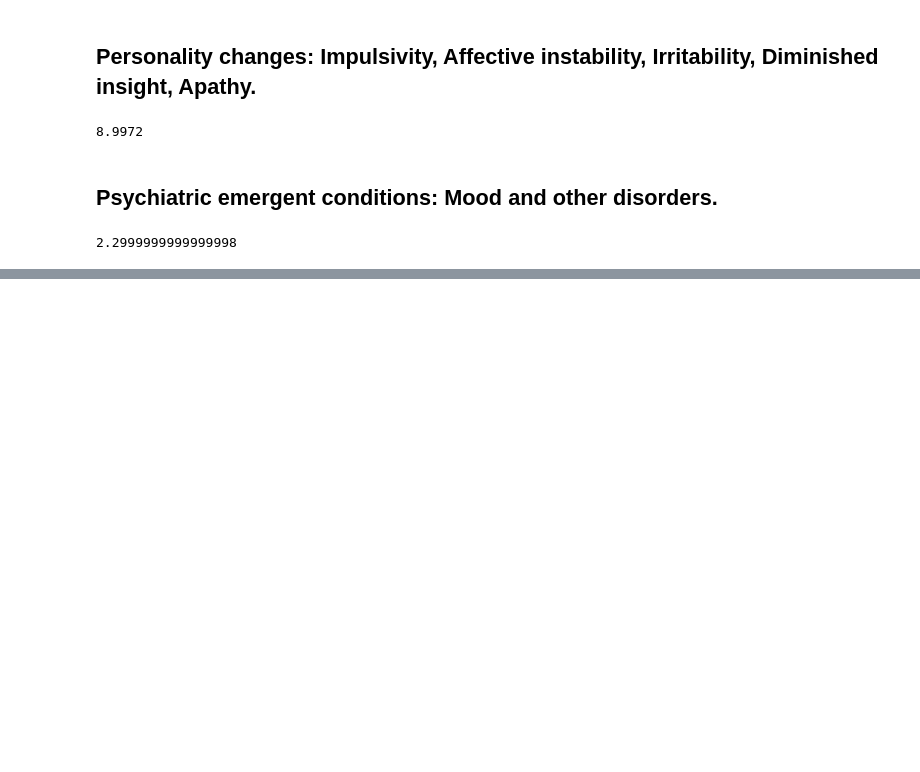
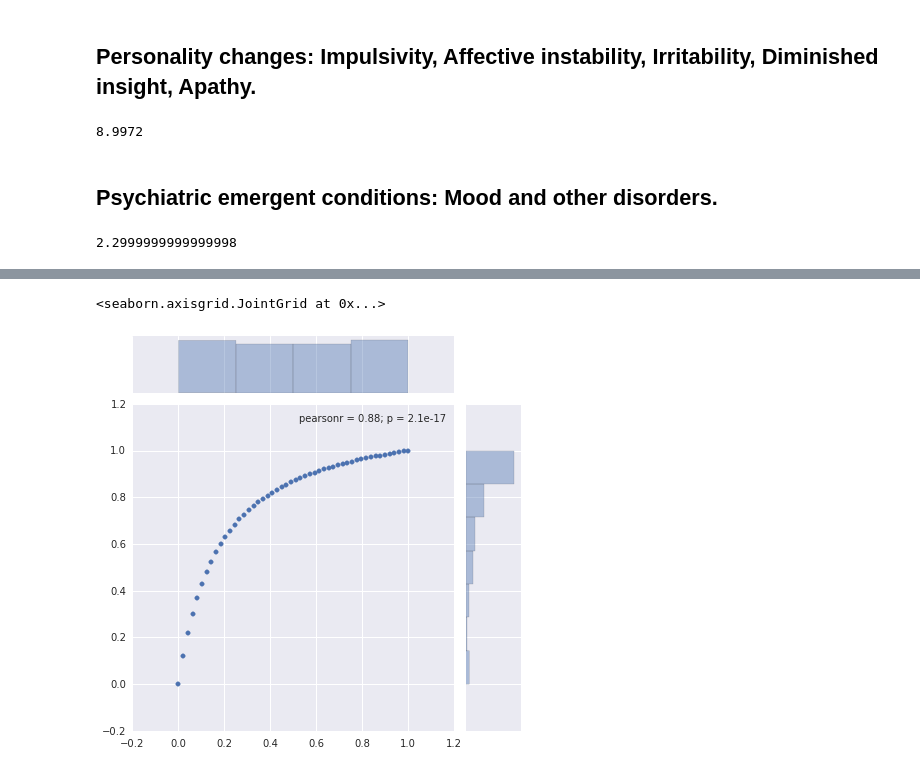
Before and after one commit to hillbs/Differential-Equations-and-Linear-Algebra, a Jupyter notebook: Bayesianism/MTBI_deficits.ipynb, the cells around one changed output, grey strips where cells are left out. Cells and saved outputs as stored; diff of their text form; code cells hidden in the pictures; blank space fills up the shorter version.

```diff
--- a/Bayesianism/MTBI_deficits.ipynb
+++ b/Bayesianism/MTBI_deficits.ipynb
@@ -34,0 +63,7 @@ rv.mean()
+# %%
+X = np.array(x)
+Y=np.array(y)
+sns.jointplot(X,Y)
+# %% [output]
+<seaborn.axisgrid.JointGrid at 0x...>
+[figure, added]
```
Also changed, not shown: parts of 3 cells of this notebook.
